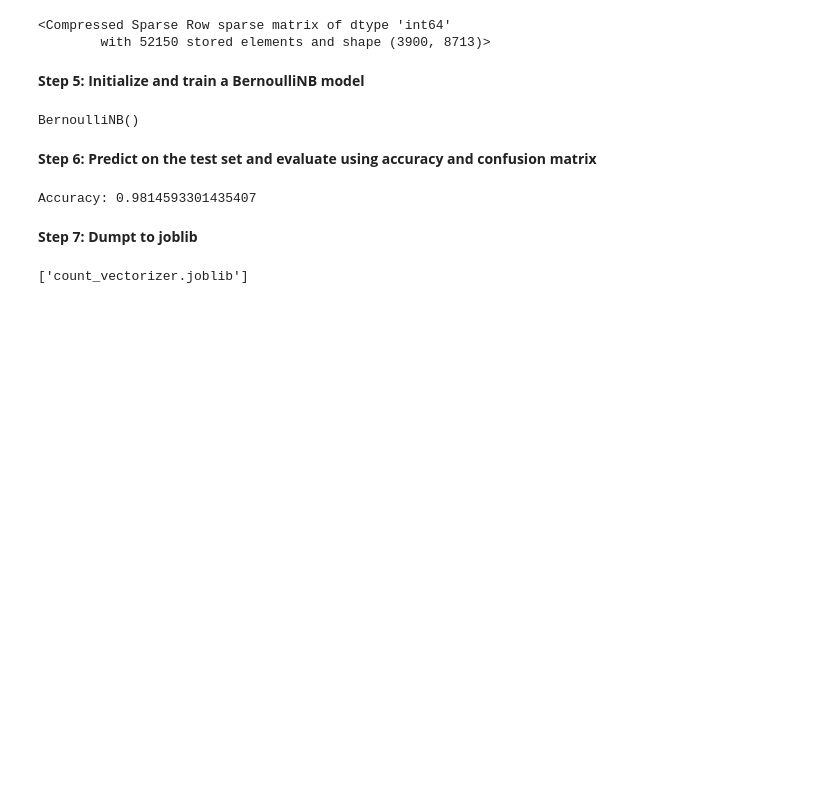
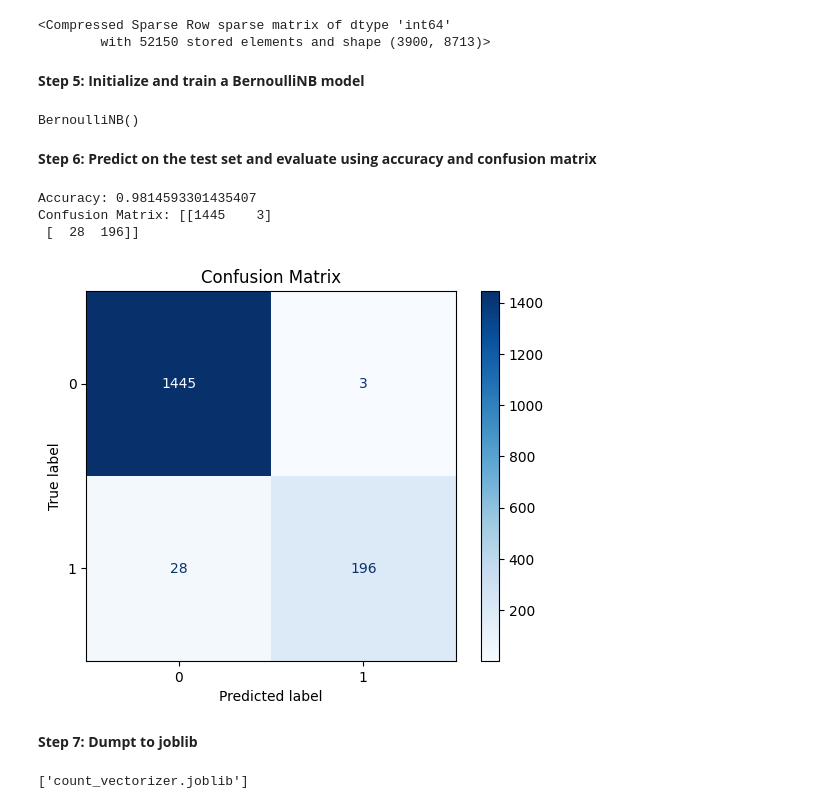
Before and after one commit to saparbayev-azizbek-12/bi-and-ai-talents-ml, a Jupyter notebook: lesson-8/berboulli_naive_bayes.ipynb, the cells around one changed output. Saved outputs shown, nothing was run; the diff lists cells and outputs as text; code cells hidden in the pictures; blank space fills up the shorter version.

```diff
--- a/lesson-8/homework.ipynb
+++ b/lesson-8/berboulli_naive_bayes.ipynb
@@ -79,10 +80,21 @@ BernoulliNB()
 # %%
 y_pred = model.predict(X_test)
 accuracy = accuracy_score(y_pred, y_test)
+cf_matrix = confusion_matrix(y_test, y_pred)
 
 print("Accuracy:", accuracy)
+print("Confusion Matrix:", cf_matrix)
 # %% [output]
 Accuracy: 0.9814593301435407
+Confusion Matrix: [[1445    3]
+ [  28  196]]
+# %%
+disp = ConfusionMatrixDisplay(cf_matrix)
+disp.plot(cmap=plt.cm.Blues)
+plt.title("Confusion Matrix")
+plt.show()
+# %% [output]
+[figure, added]
 # %% [markdown]
 **Step 7: Dumpt to joblib**
 # %%
```
Also changed, not shown: parts of 1 cell of this notebook, 40 other files.
